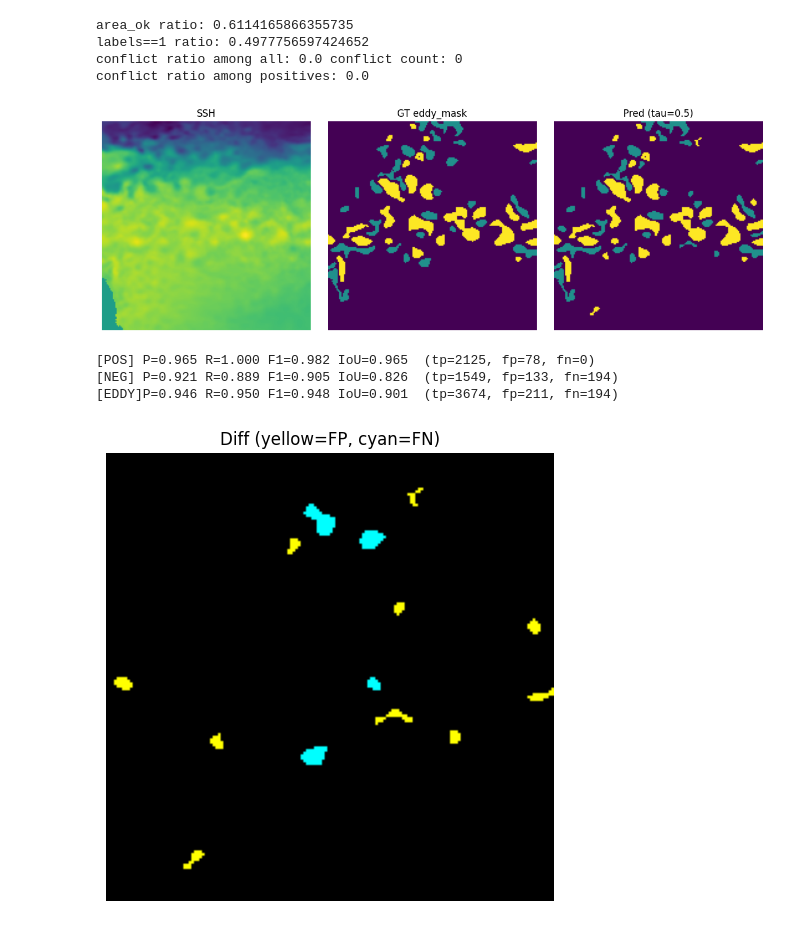
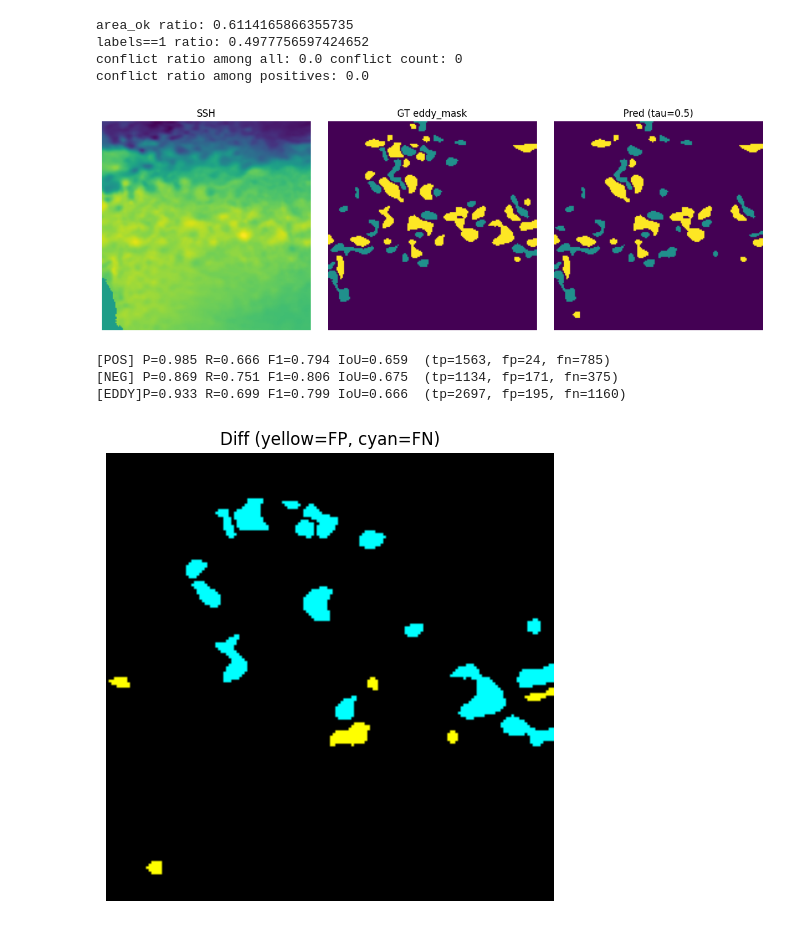
Before and after one commit to undoubtable/Eddytest, a Jupyter notebook: Code_test/test.ipynb, the cells around one changed output. Cells and saved outputs as stored; diff of their text form; code cells hidden in the pictures.

```diff
--- a/Code_test/test.ipynb
+++ b/Code_test/test.ipynb
@@ -312,7 +312,7 @@ from scipy.ndimage import label, find_objects
 import matplotlib.pyplot as plt
 
 # ===== 路径：按你本地改 =====
-SEEDNET_PT = r"/ybz/ybz/Eddytest/Code_test/Output_fasttrain_ddp_approx/seednet_e20.pt"
+SEEDNET_PT = r"/ybz/ybz/Eddytest/Code_test/Output_fasttrain_ddp_approx/seednet_e25.pt"
 
 SSH_2011 = r"/ybz/ybz/Eddytest/data/testAVISO-SSH_2011.npy"
 POS_GROW_2011 = r"/ybz/ybz/Eddytest/data/facts/facts_pos_grow_2011.npy"
@@ -320,7 +320,7 @@ NEG_GROW_2011 = r"/ybz/ybz/Eddytest/data/facts/facts_neg_grow_2011.npy"
 OCEAN_2011    = r"/ybz/ybz/Eddytest/data/facts/facts_ocean_2011.npy"
 GT_2011       = r"/ybz/ybz/Eddytest/data/eddy_mask_2011.npy"
 
-DAY = 10          # 先随便挑一天
+DAY = 15          # 先随便挑一天
 TAU_KEEP = 0.5    # 阈值
 MIN_AREA, MAX_AREA = 15, 400
 PATCH = 32
@@ -475,35 +475,35 @@ def main():
     ng  = maybe_crop_to_roi(np.load(NEG_GROW_2011).astype(np.uint8))
     oc  = maybe_crop_to_roi(np.load(OCEAN_2011).astype(np.uint8))
     gt  = maybe_crop_to_roi(np.load(GT_2011).astype(np.int8))
 
     net = SeedNet().to(device)
     net.load_state_dict(torch.load(SEEDNET_PT, map_location="cpu"))
     net.eval()
 
     pred = predict_mask_for_day(net, ssh[DAY], pg[DAY], ng[DAY], oc[DAY], device)
 
     # 可视化：SSH、GT、Pred
     fig, ax = plt.subplots(1,3, figsize=(12,4))
     ax[0].imshow(ssh[DAY])
     ax[0].set_title("SSH")
     ax[1].imshow(gt[DAY], vmin=0, vmax=2)
     ax[1].set_title("GT eddy_mask")
     ax[2].imshow(pred, vmin=0, vmax=2)
     ax[2].set_title(f"Pred (tau={TAU_KEEP})")
     for a in ax:
         a.axis("off")
     plt.tight_layout()
     plt.show()
 
     # ===== 关键：打印指标 + 画差异图 =====
     eval_one_day(pred, gt[DAY])
     plot_diff(pred, gt[DAY])
 
 if __name__ == "__main__":
     main()
 # %% [output]
-[figure, old version]
+[figure, new version]
-[POS] P=0.965 R=1.000 F1=0.982 IoU=0.965  (tp=2125, fp=78, fn=0)
-[NEG] P=0.921 R=0.889 F1=0.905 IoU=0.826  (tp=1549, fp=133, fn=194)
-[EDDY]P=0.946 R=0.950 F1=0.948 IoU=0.901  (tp=3674, fp=211, fn=194)
+[POS] P=0.985 R=0.666 F1=0.794 IoU=0.659  (tp=1563, fp=24, fn=785)
+[NEG] P=0.869 R=0.751 F1=0.806 IoU=0.675  (tp=1134, fp=171, fn=375)
+[EDDY]P=0.933 R=0.699 F1=0.799 IoU=0.666  (tp=2697, fp=195, fn=1160)
-[figure, old version]
+[figure, new version]
```
Also changed, not shown: 20 other files.
